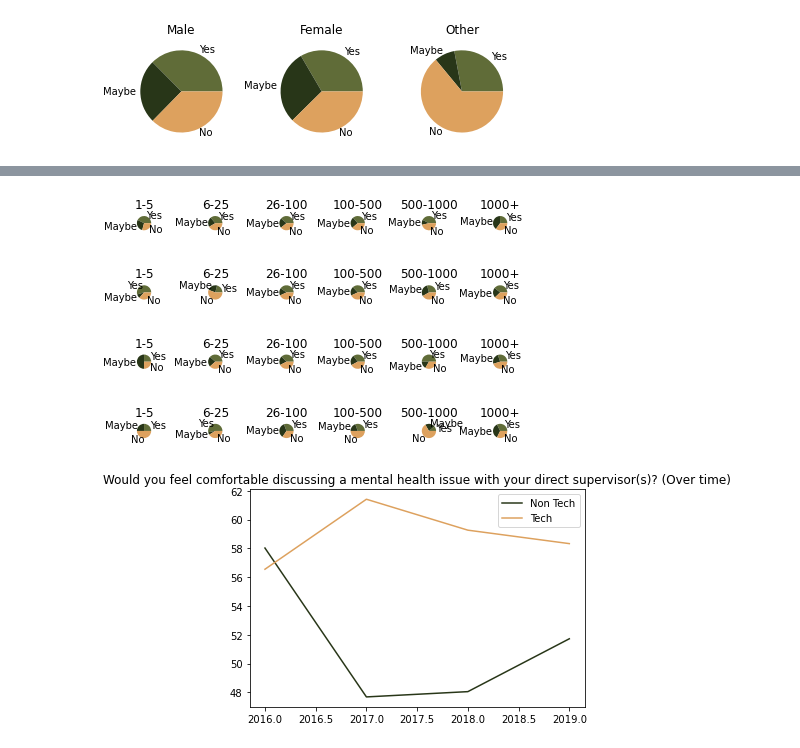
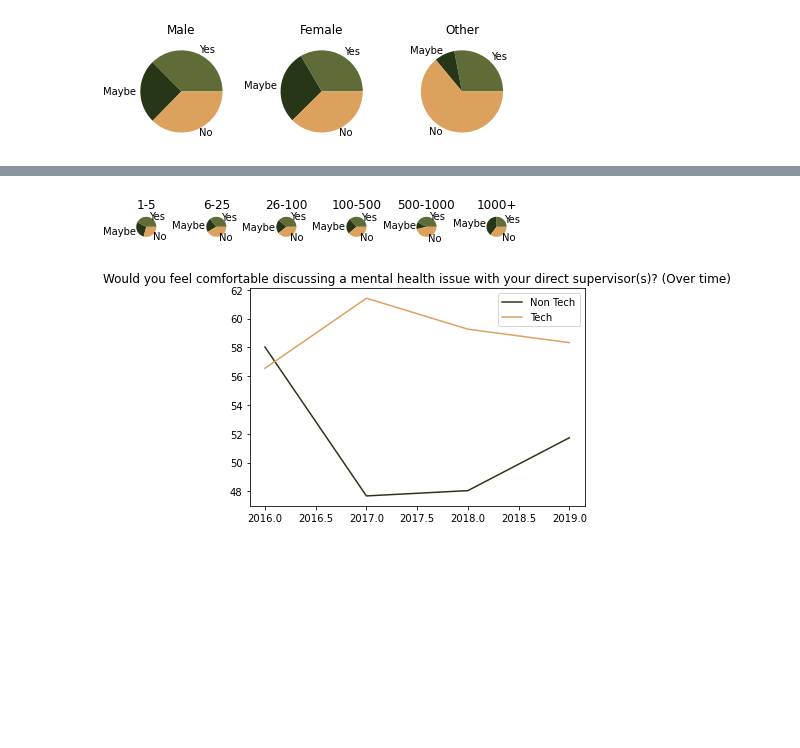
Before and after one commit to mich-matocha/data-therapy, a Jupyter notebook: Final.ipynb, the cells around one changed output, grey strips where cells are left out. Saved outputs shown, nothing was run; the diff lists cells and outputs as text; code cells hidden in the pictures; blank space fills up the shorter version.

Commit message:
added breakdown by size of company

```diff
--- a/Final.ipynb
+++ b/Final.ipynb
@@ -464,91 +464,29 @@ Would you feel comfortable discussing a mental health issue with your direct sup
 [figure]
 # %%
 pie_16_19 = pie_by_size(data_16_t,'19')
-pie_17_19 = pie_by_size(data_17_t,'19')
-pie_18_19 = pie_by_size(data_18_t,'19')
-pie_19_19 = pie_by_size(data_19_t,'19')
 
 answers = ['Yes','Maybe','No']
 plt.title('Would you feel comfortable discussing a mental health issue with your direct supervisor(s)?')
-print('Would you feel comfortable discussing a mental health issue with your direct supervisor(s)? (by number of employees in the company)')
-print('Row 1: 2016')
-plt.subplot(4,6,1)
+print('Would you feel comfortable discussing a mental health issue with your direct supervisor(s)? (by number of employees in the company in 2016)')
+
+plt.subplot(1,6,1)
 plt.pie(pie_16_19[0],labels=answers, colors=['#606c38', '#283618', '#dda15e', '#bc6c25'])
 plt.title('1-5')
-plt.subplot(4,6,2)
+plt.subplot(1,6,2)
 plt.pie(pie_16_19[1],labels=answers, colors=['#606c38', '#283618', '#dda15e', '#bc6c25'])
 plt.title('6-25')
-plt.subplot(4,6,3)
+plt.subplot(1,6,3)
 plt.pie(pie_16_19[2],labels=answers, colors=['#606c38', '#283618', '#dda15e', '#bc6c25'])
 plt.title('26-100')
-plt.subplot(4,6,4)
+plt.subplot(1,6,4)
 plt.pie(pie_16_19[3],labels=answers, colors=['#606c38', '#283618', '#dda15e', '#bc6c25'])
 plt.title('100-500')
-plt.subplot(4,6,5)
+plt.subplot(1,6,5)
 plt.pie(pie_16_19[4],labels=answers, colors=['#606c38', '#283618', '#dda15e', '#bc6c25'])
 plt.title('500-1000')
-plt.subplot(4,6,6)
+plt.subplot(1,6,6)
 plt.pie(pie_16_19[5],labels=answers, colors=['#606c38', '#283618', '#dda15e', '#bc6c25'])
 plt.title('1000+')
 
-print('Row 2: 2017')
-plt.subplot(4,6,7)
-plt.pie(pie_17_19[0],labels=answers, colors=['#606c38', '#283618', '#dda15e', '#bc6c25'])
-plt.title('1-5')
-plt.subplot(4,6,8)
-plt.pie(pie_17_19[1],labels=answers, colors=['#606c38', '#283618', '#dda15e', '#bc6c25'])
-plt.title('6-25')
-plt.subplot(4,6,9)
-plt.pie(pie_17_19[2],labels=answers, colors=['#606c38', '#283618', '#dda15e', '#bc6c25'])
-plt.title('26-100')
-plt.subplot(4,6,10)
-plt.pie(pie_17_19[3],labels=answers, colors=['#606c38', '#283618', '#dda15e', '#bc6c25'])
-plt.title('100-500')
-plt.subplot(4,6,11)
-plt.pie(pie_17_19[4],labels=answers, colors=['#606c38', '#283618', '#dda15e', '#bc6c25'])
-plt.title('500-1000')
-plt.subplot(4,6,12)
-plt.pie(pie_17_19[5],labels=answers, colors=['#606c38', '#283618', '#dda15e', '#bc6c25'])
-plt.title('1000+')
-
-print('Row 3: 2018')
-plt.subplot(4,6,13)
-plt.pie(pie_18_19[0],labels=answers, colors=['#606c38', '#283618', '#dda15e', '#bc6c25'])
-plt.title('1-5')
-plt.subplot(4,6,14)
-plt.pie(pie_18_19[1],labels=answers, colors=['#606c38', '#283618', '#dda15e', '#bc6c25'])
-plt.title('6-25')
-plt.subplot(4,6,15)
-plt.pie(pie_18_19[2],labels=answers, colors=['#606c38', '#283618', '#dda15e', '#bc6c25'])
-plt.title('26-100')
-plt.subplot(4,6,16)
-plt.pie(pie_18_19[3],labels=answers, colors=['#606c38', '#283618', '#dda15e', '#bc6c25'])
-plt.title('100-500')
-plt.subplot(4,6,17)
-plt.pie(pie_18_19[4],labels=answers, colors=['#606c38', '#283618', '#dda15e', '#bc6c25'])
-plt.title('500-1000')
-plt.subplot(4,6,18)
-plt.pie(pie_18_19[5],labels=answers, colors=['#606c38', '#283618', '#dda15e', '#bc6c25'])
-plt.title('1000+')
-
-print('Row 4: 2019')
-plt.subplot(4,6,19)
-plt.pie(pie_19_19[0],labels=answers, colors=['#606c38', '#283618', '#dda15e', '#bc6c25'])
-plt.title('1-5')
-plt.subplot(4,6,20)
-plt.pie(pie_19_19[1],labels=answers, colors=['#606c38', '#283618', '#dda15e', '#bc6c25'])
-plt.title('6-25')
-plt.subplot(4,6,21)
-plt.pie(pie_19_19[2],labels=answers, colors=['#606c38', '#283618', '#dda15e', '#bc6c25'])
-plt.title('26-100')
-plt.subplot(4,6,22)
-plt.pie(pie_19_19[3],labels=answers, colors=['#606c38', '#283618', '#dda15e', '#bc6c25'])
-plt.title('100-500')
-plt.subplot(4,6,23)
-plt.pie(pie_19_19[4],labels=answers, colors=['#606c38', '#283618', '#dda15e', '#bc6c25'])
-plt.title('500-1000')
-plt.subplot(4,6,24)
-plt.pie(pie_19_19[5],labels=answers, colors=['#606c38', '#283618', '#dda15e', '#bc6c25'])
-plt.title('1000+')
 plt.tight_layout()
 # %% [output]
@@ -560,4 +494,4 @@ Row 4: 2019
-[figure, old version]
+[figure, new version]
 # %%
 plt.plot(years,q_17_list_nontech, color='#283618',label='Non Tech')
 plt.plot(years,q_17_list_tech, color='#dda15e', label='Tech')
```
Also changed, not shown: parts of 3 cells of this notebook.
